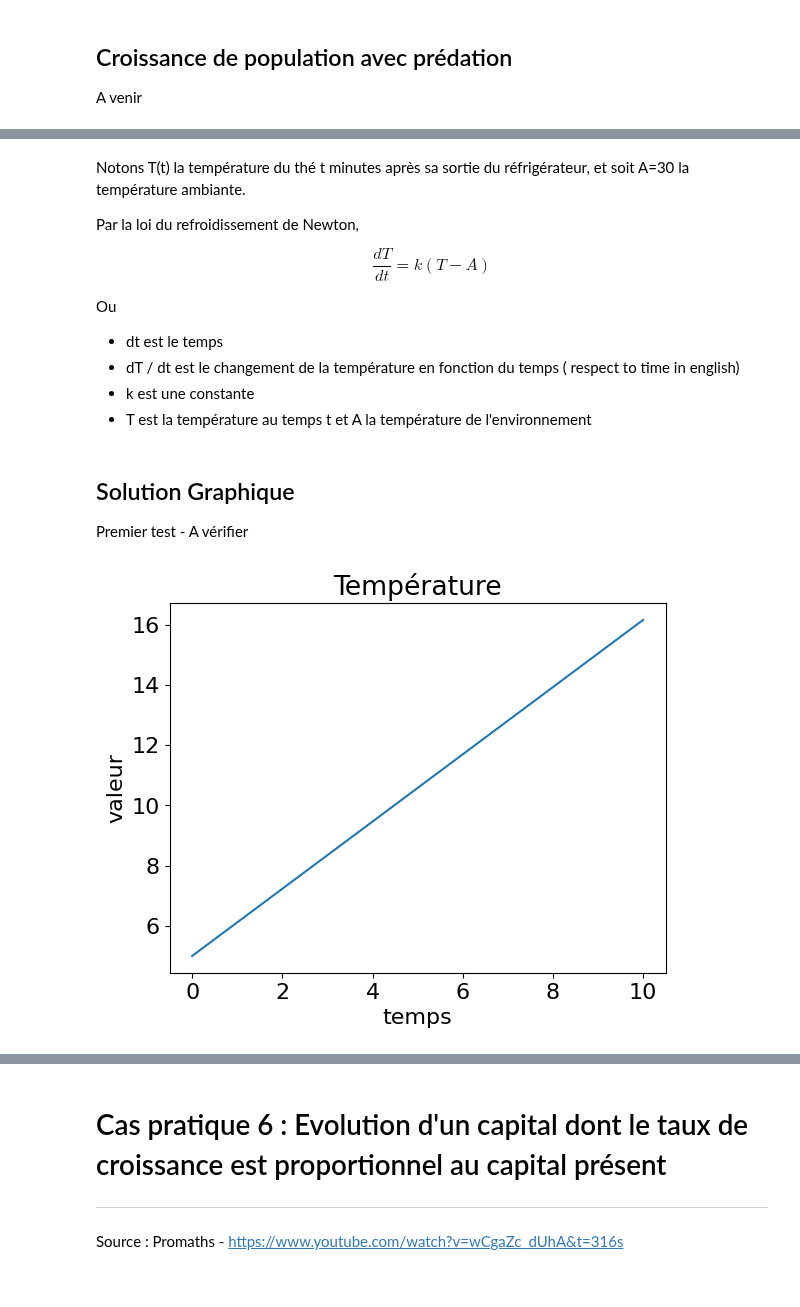
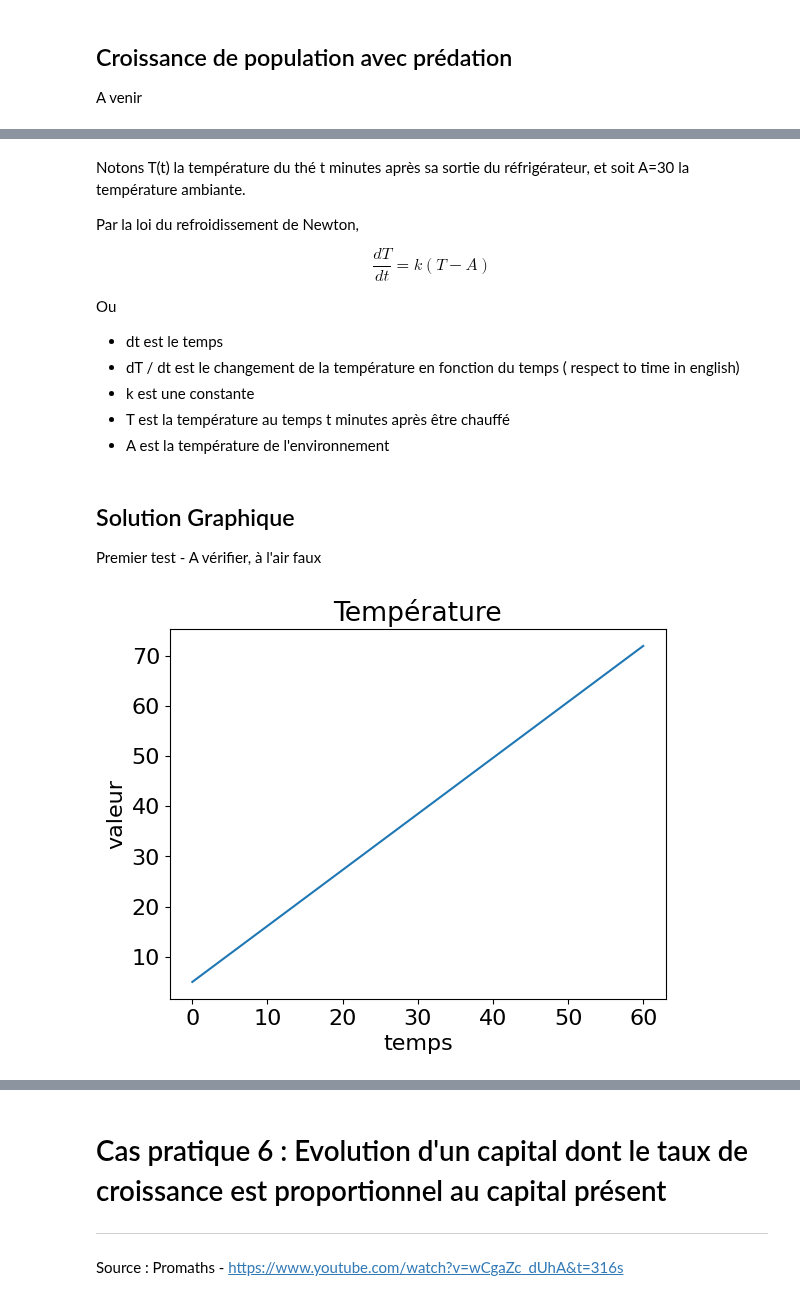
Before and after one commit to estellederrien/python-data-science, a Jupyter notebook: 05. Mathématiques/05. Equations différentielles/01. Equations differentielles en python.ipynb, the cells around one changed output, grey strips where cells are left out. Cells and saved outputs as stored; diff of their text form; code cells hidden in the pictures.

```diff
--- a/05. Mathématiques/05. Equations différentielles/01. Equations differentielles en python.ipynb
+++ b/05. Mathématiques/05. Equations différentielles/01. Equations differentielles en python.ipynb
@@ -1218,36 +1217,37 @@ Ou
 - dt est le temps
 - dT / dt est le changement de la température en fonction du temps ( respect to time in english)
 - k est une constante
-- T est la température au temps t et A la température de l'environnement
+- T est la température au temps t minutes après être chauffé
+- A est la température de l'environnement
 # %% [markdown]
 ## Solution Graphique
 
-Premier test - A vérifier
+Premier test - A vérifier, à l'air faux
 # %%
 
 k = 0.044629 # Taux de refroidissement
 T = 5 # Température de l'objet
 A = 30 # Témpérature ambiante
 
 # Equation
 def deriv (y,x) :
-    return    - k * ( T - A )
+    return - k * ( T - A )
 
 #  Time points
-x = np.linspace ( 0 , 10)
+x = np.linspace ( 0 , 60)
 
 # Condition initiale
-y0 = 5
+y0 = T
 
 # Résoudre l'équation diff
-solution = odeint ( deriv , y0 , x )
+solution = odeint ( deriv , T , x )
 y = solution [ : , 0 ]
 
 # Dessiner le résultat
 plt.plot ( x , y )
 plt.title("Température" )
 plt.ylabel("valeur")
 plt.xlabel("temps")
 plt.show()
 # %% [output]
-[figure, old version]
+[figure, new version]
```
Also changed, not shown: parts of 4 cells of this notebook, 1 other file.
